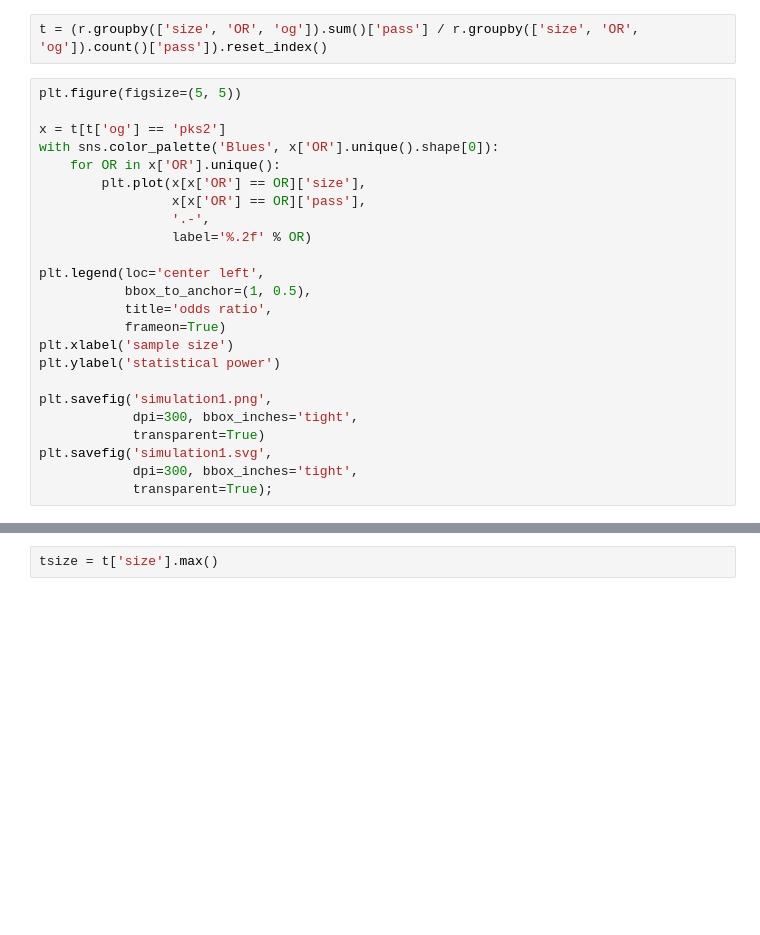
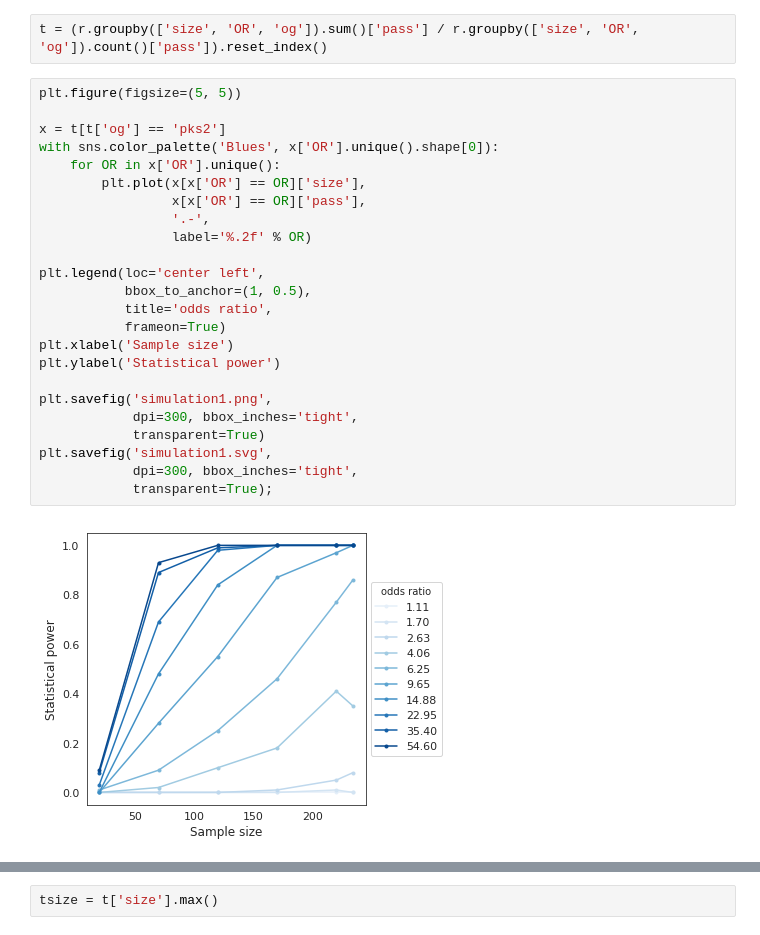
Before and after one commit to mgalardini/2018_ecoli_pathogenicity, a Jupyter notebook: templates/simulations.ipynb, the cells around one changed output, grey strips where cells are left out. Drawn from its saved outputs; the diff is of its cells as text; blank space fills up the shorter version.

Commit message:
Capitalize plot labels

```diff
--- a/templates/simulations.ipynb
+++ b/templates/simulations.ipynb
@@ -25,27 +25,29 @@ t = (r.groupby(['size', 'OR', 'og']).sum()['pass'] / r.groupby(['size', 'OR', 'o
 # %%
 plt.figure(figsize=(5, 5))
 
 x = t[t['og'] == 'pks2']
 with sns.color_palette('Blues', x['OR'].unique().shape[0]):
     for OR in x['OR'].unique():
         plt.plot(x[x['OR'] == OR]['size'],
                  x[x['OR'] == OR]['pass'],
                  '.-',
                  label='%.2f' % OR)
 
 plt.legend(loc='center left',
            bbox_to_anchor=(1, 0.5),
            title='odds ratio',
            frameon=True)
-plt.xlabel('sample size')
-plt.ylabel('statistical power')
+plt.xlabel('Sample size')
+plt.ylabel('Statistical power')
 
 plt.savefig('simulation1.png',
             dpi=300, bbox_inches='tight',
             transparent=True)
 plt.savefig('simulation1.svg',
             dpi=300, bbox_inches='tight',
             transparent=True);
+# %% [output]
+[figure, added]
 # %%
 plt.figure(figsize=(5, 5))
 
```
Also changed, not shown: parts of 3 cells of this notebook.
